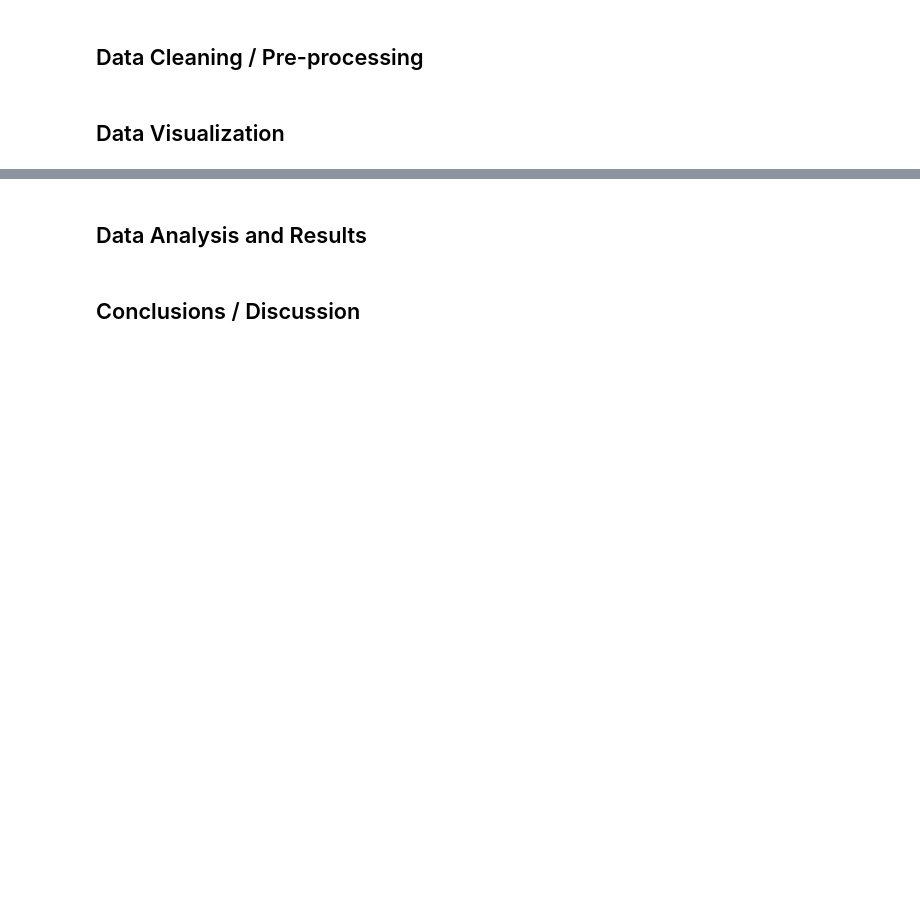
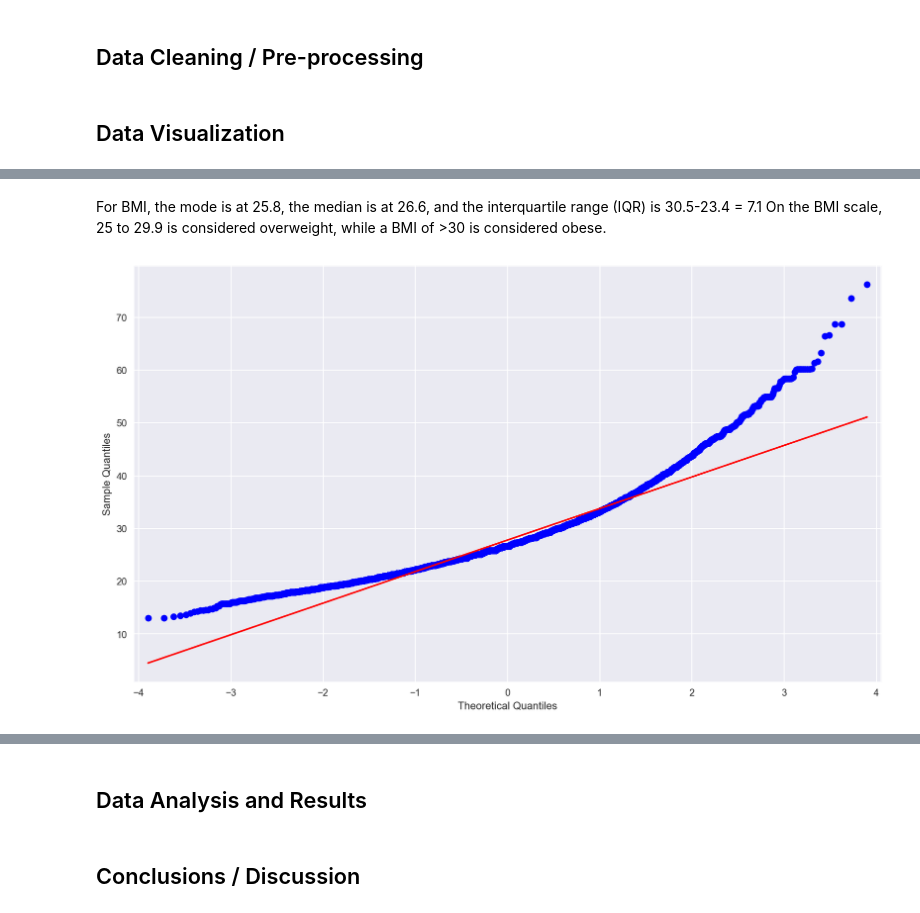
Before and after one commit to br4qua/atus-analysis-obesity, a Jupyter notebook: analyses/FinalProject.ipynb, the cells around one changed output, grey strips where cells are left out. Cells and saved outputs as stored; diff of their text form; code cells hidden in the pictures; blank space fills up the shorter version.

```diff
--- a/analyses/FinalProject.ipynb
+++ b/analyses/FinalProject.ipynb
@@ -52,0 +123,10 @@ rcParams['figure.figsize'] = 14, 8
+# %% [markdown]
+For BMI, the mode is at 25.8, the median is at 26.6, and the interquartile range (IQR) is 30.5-23.4 = 7.1
+On the BMI scale, 25 to 29.9 is considered overweight, while a BMI of >30 is considered obese.
+# %%
+import statsmodels.api as sm
+
+fig = sm.qqplot(df_atus['BMI'], line='r')
+plt.show()
+# %% [output]
+[figure, added]
```
Also changed, not shown: parts of 15 cells of this notebook.
